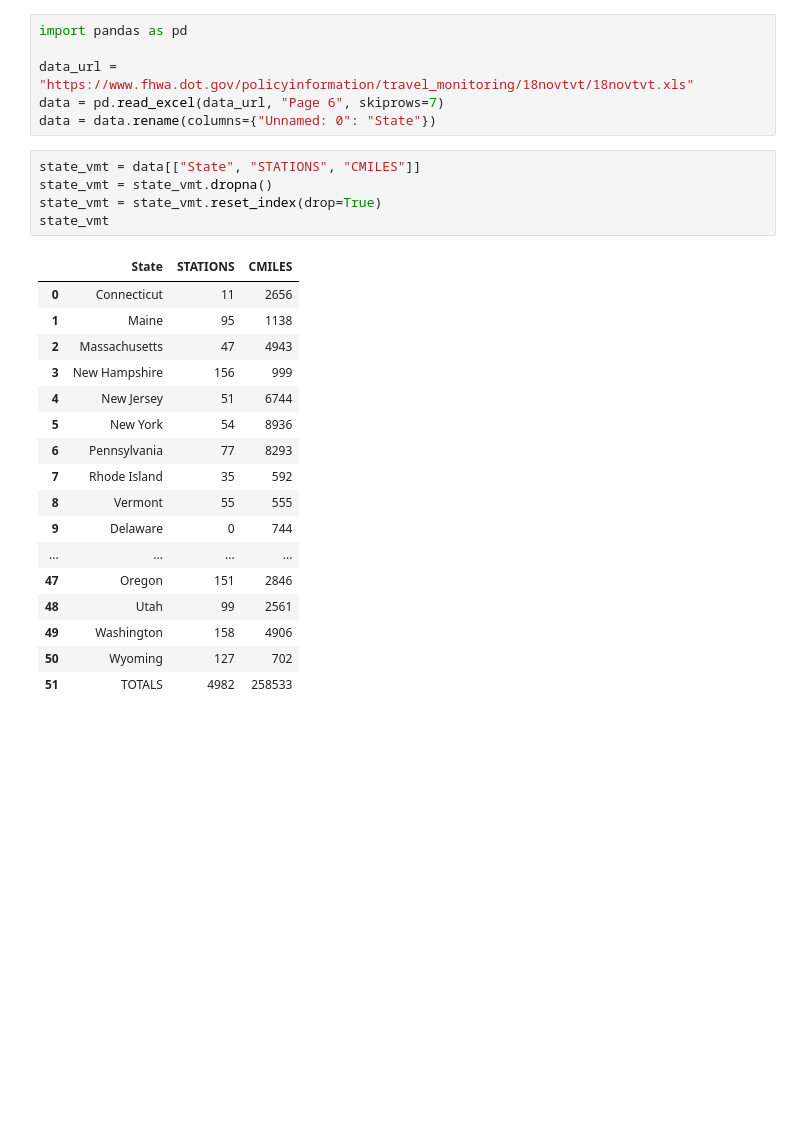
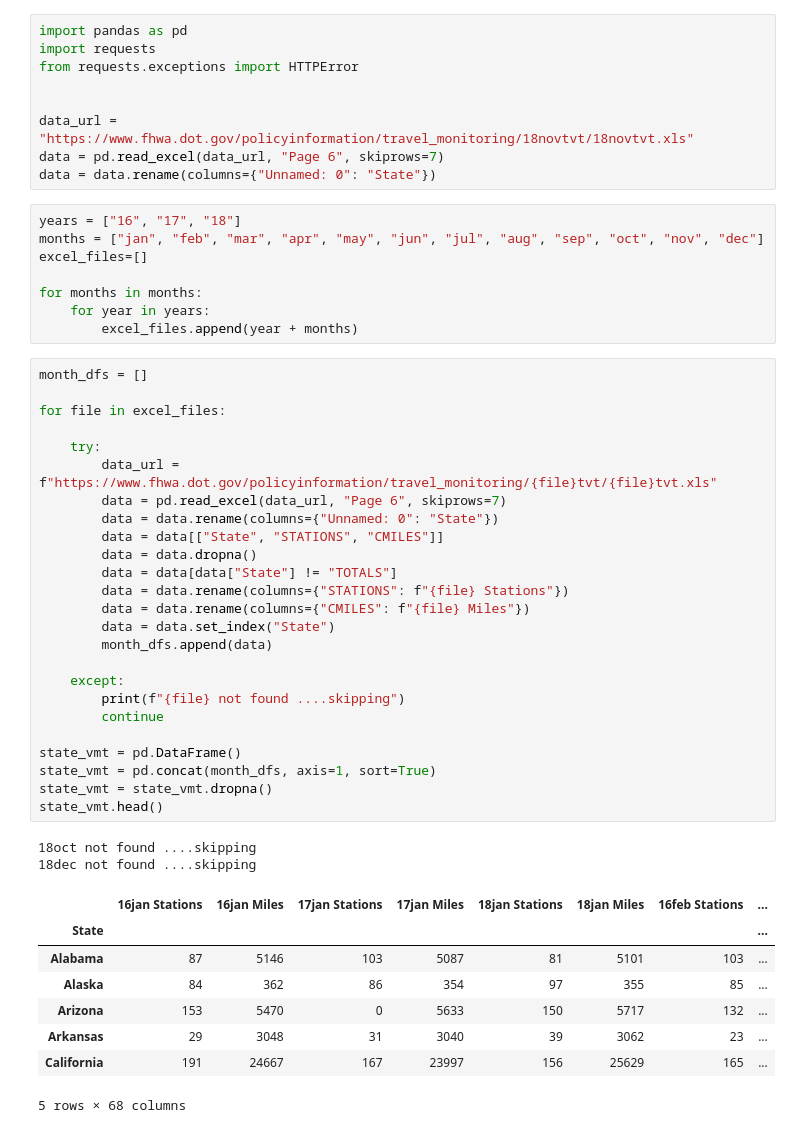
Before and after one commit to MarkYocumII/ETL_project, a Jupyter notebook: State_vmt.ipynb, the cells around one changed output. Drawn from its saved outputs; the diff is of its cells as text; blank space fills up the shorter version.

```diff
--- a/State_vmt.ipynb
+++ b/State_vmt.ipynb
@@ -1,29 +1,53 @@
 # %%
 import pandas as pd
+import requests
+from requests.exceptions import HTTPError
+
 
 data_url = "https://www.fhwa.dot.gov/policyinformation/travel_monitoring/18novtvt/18novtvt.xls"
 data = pd.read_excel(data_url, "Page 6", skiprows=7)
 data = data.rename(columns={"Unnamed: 0": "State"})
-# %%
-state_vmt = data[["State", "STATIONS", "CMILES"]]
-state_vmt = state_vmt.dropna()
-state_vmt = state_vmt.reset_index(drop=True)
-state_vmt
-# %% [output]
-|  | State | STATIONS | CMILES |
-| 0 | Connecticut | 11 | 2656 |
-| 1 | Maine | 95 | 1138 |
-| 2 | Massachusetts | 47 | 4943 |
-| 3 | New Hampshire | 156 | 999 |
-| 4 | New Jersey | 51 | 6744 |
-| 5 | New York | 54 | 8936 |
-| 6 | Pennsylvania | 77 | 8293 |
-| 7 | Rhode Island | 35 | 592 |
-| 8 | Vermont | 55 | 555 |
-| 9 | Delaware | 0 | 744 |
-| ... | ... | ... | ... |
-| 47 | Oregon | 151 | 2846 |
-| 48 | Utah | 99 | 2561 |
-| 49 | Washington | 158 | 4906 |
-| 50 | Wyoming | 127 | 702 |
-| 51 | TOTALS | 4982 | 258533 |
+# %%
+years = ["16", "17", "18"]
+months = ["jan", "feb", "mar", "apr", "may", "jun", "jul", "aug", "sep", "oct", "nov", "dec"]
+excel_files=[]
+
+for months in months:
+    for year in years:
+        excel_files.append(year + months)
+# %%
+month_dfs = []
+
+for file in excel_files:
+
+    try:
+        data_url = f"https://www.fhwa.dot.gov/policyinformation/travel_monitoring/{file}tvt/{file}tvt.xls"
+        data = pd.read_excel(data_url, "Page 6", skiprows=7)
+        data = data.rename(columns={"Unnamed: 0": "State"})
+        data = data[["State", "STATIONS", "CMILES"]]
+        data = data.dropna()
+        data = data[data["State"] != "TOTALS"]
+        data = data.rename(columns={"STATIONS": f"{file} Stations"})
+        data = data.rename(columns={"CMILES": f"{file} Miles"})
+        data = data.set_index("State")
+        month_dfs.append(data)
+
+    except:
+        print(f"{file} not found ....skipping")
+        continue
+
+state_vmt = pd.DataFrame()
+state_vmt = pd.concat(month_dfs, axis=1, sort=True)
+state_vmt = state_vmt.dropna()
+state_vmt.head()
+# %% [output]
+18oct not found ....skipping
+18dec not found ....skipping
+|  | 16jan Stations | 16jan Miles | 17jan Stations | 17jan Miles | 18jan Stations | 18jan Miles | 16feb Stations | ... |
+| State |  |  |  |  |  |  |  | ... |
+| Alabama | 87 | 5146 | 103 | 5087 | 81 | 5101 | 103 | ... |
+| Alaska | 84 | 362 | 86 | 354 | 97 | 355 | 85 | ... |
+| Arizona | 153 | 5470 | 0 | 5633 | 150 | 5717 | 132 | ... |
+| Arkansas | 29 | 3048 | 31 | 3040 | 39 | 3062 | 23 | ... |
+| California | 191 | 24667 | 167 | 23997 | 156 | 25629 | 165 | ... |
+5 rows × 68 columns
```
Also changed, not shown: parts of 3 cells of this notebook, 1 other file.
